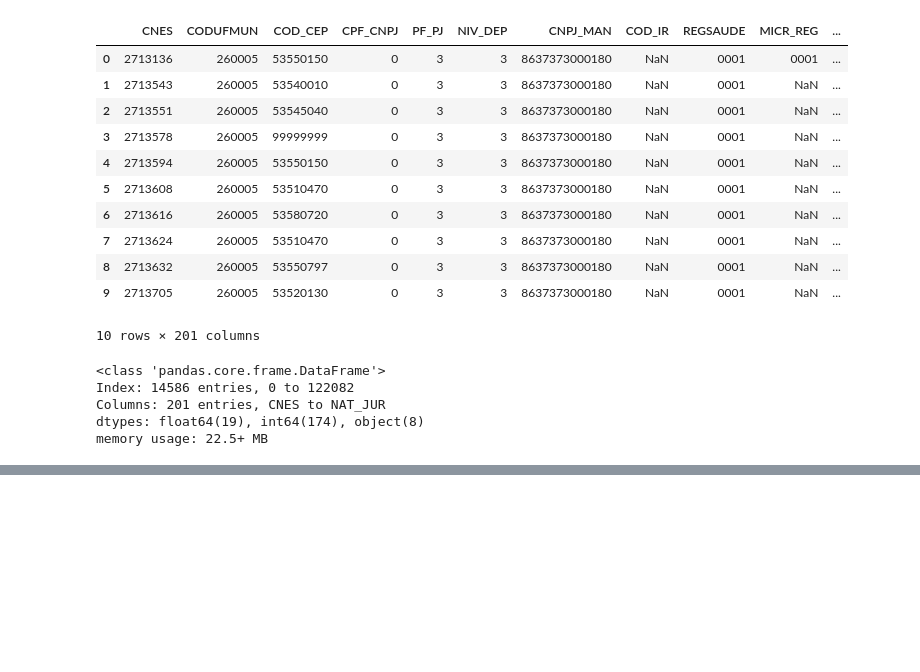
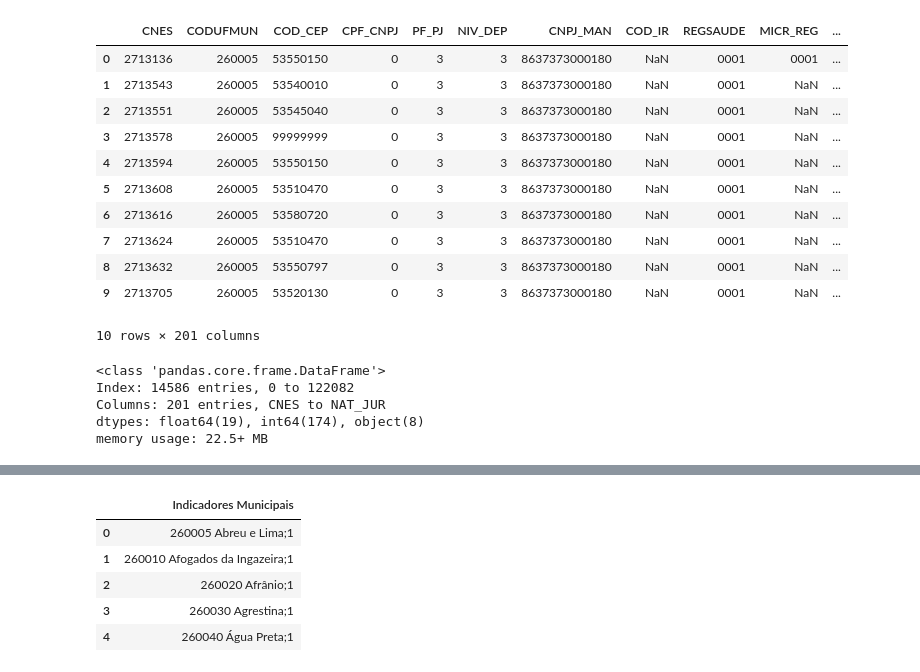
Before and after one commit to vinissmaciel/datasus_PE, a Jupyter notebook: analise.ipynb, the cells around one changed output, grey strips where cells are left out. Cells and saved outputs as stored; diff of their text form; code cells hidden in the pictures; blank space fills up the shorter version.

```diff
--- a/analise.ipynb
+++ b/analise.ipynb
@@ -249,0 +263,10 @@ df_cnes_unique.to_csv('CNES_unique.csv', index=False)
+# %%
+df_munic = df_munic.iloc[3:].reset_index(drop=True)
+df_munic.head(5)
+# %% [output]
+|  | Indicadores Municipais |
+| 0 | 260005 Abreu e Lima;1 |
+| 1 | 260010 Afogados da Ingazeira;1 |
+| 2 | 260020 Afrânio;1 |
+| 3 | 260030 Agrestina;1 |
+| 4 | 260040 Água Preta;1 |
```
Also changed, not shown: parts of 5 cells of this notebook, 1 other file.
